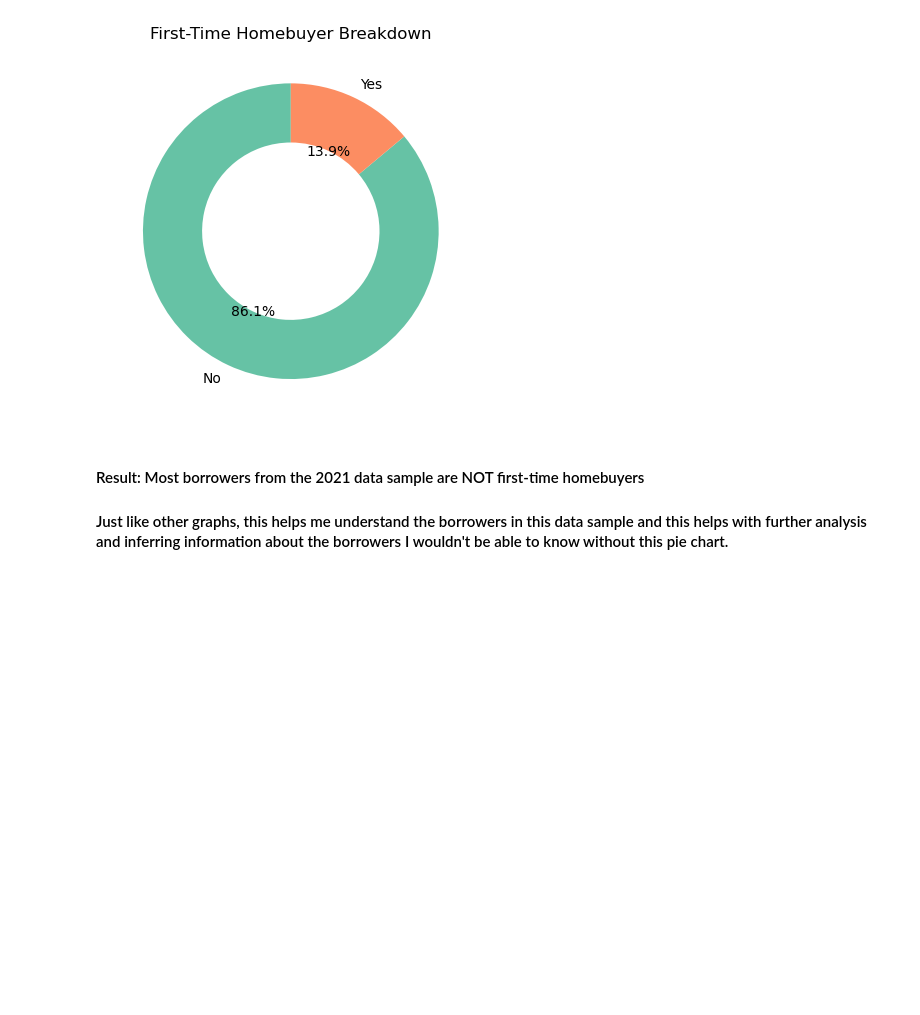
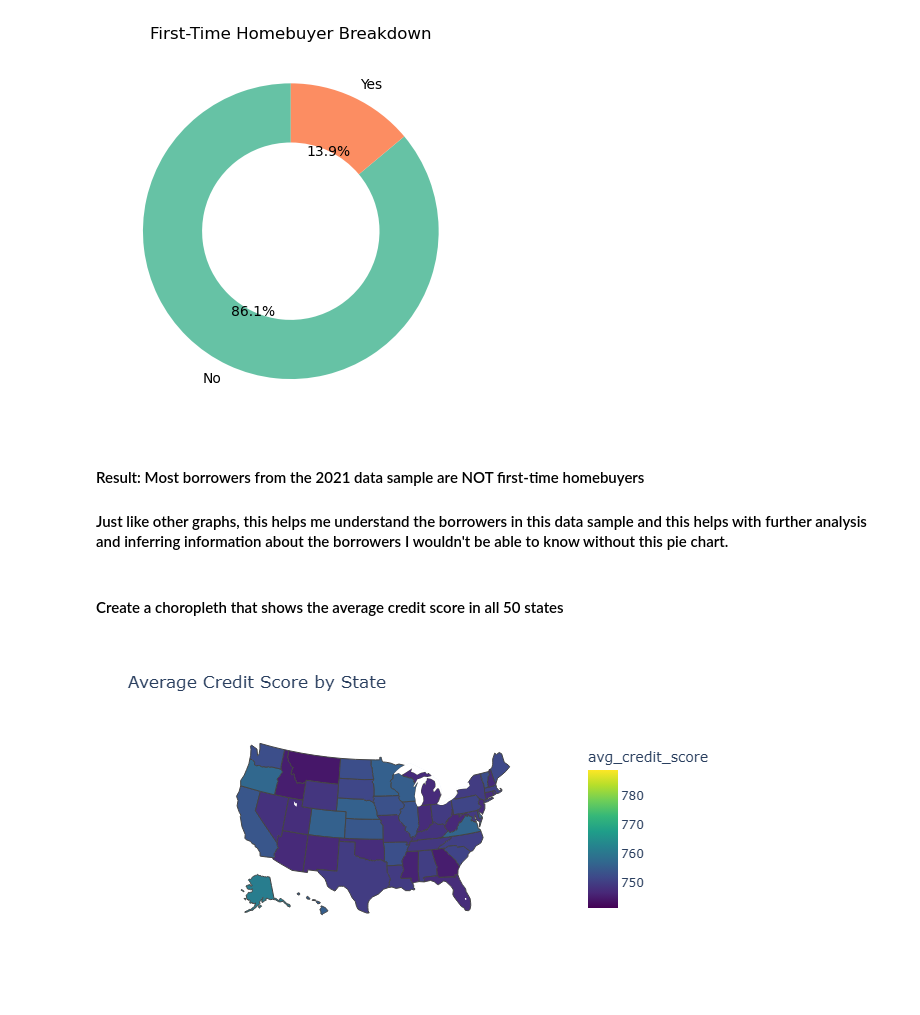
Before and after one commit to AaditRazdan/SPARK-Mortgage-Risk-Analysis, a Jupyter notebook: Exploratory_Analysis.ipynb, the cells around one changed output. Saved outputs shown, nothing was run; the diff lists cells and outputs as text; code cells hidden in the pictures; blank space fills up the shorter version.

Commit message:
Added new graphs as well as first prediction model. I need help with the prediction model it is not finished.

```diff
--- a/Exploratory_Analysis.ipynb
+++ b/Exploratory_Analysis.ipynb
@@ -343,3 +323,25 @@ plt.show()
 # %% [markdown]
 <h4>Result: Most borrowers from the 2021 data sample are NOT first-time homebuyers</h4>
 <h4>Just like other graphs, this helps me understand the borrowers in this data sample and this helps with further analysis and inferring information about the borrowers I wouldn't be able to know without this pie chart.</h4>
+# %% [markdown]
+<h4> Create a choropleth that shows the average credit score in all 50 states</h4>
+# %%
+# this computes average credit score per state
+
+state_credit_scores = final_df.groupby('state')['credit_score'].mean().reset_index()
+state_credit_scores.columns = ['state', 'avg_credit_score']
+
+# this plots the map
+
+fig = px.choropleth(
+    state_credit_scores,
+    locations = 'state',
+    locationmode = 'USA-states',
+    color = 'avg_credit_score',
+    scope = 'usa',
+    color_continuous_scale = 'Viridis',
+    title = 'Average Credit Score by State'
+)
+fig.show()
+# %% [output]
+[figure, added]
```
Also changed, not shown: parts of 8 cells of this notebook.
